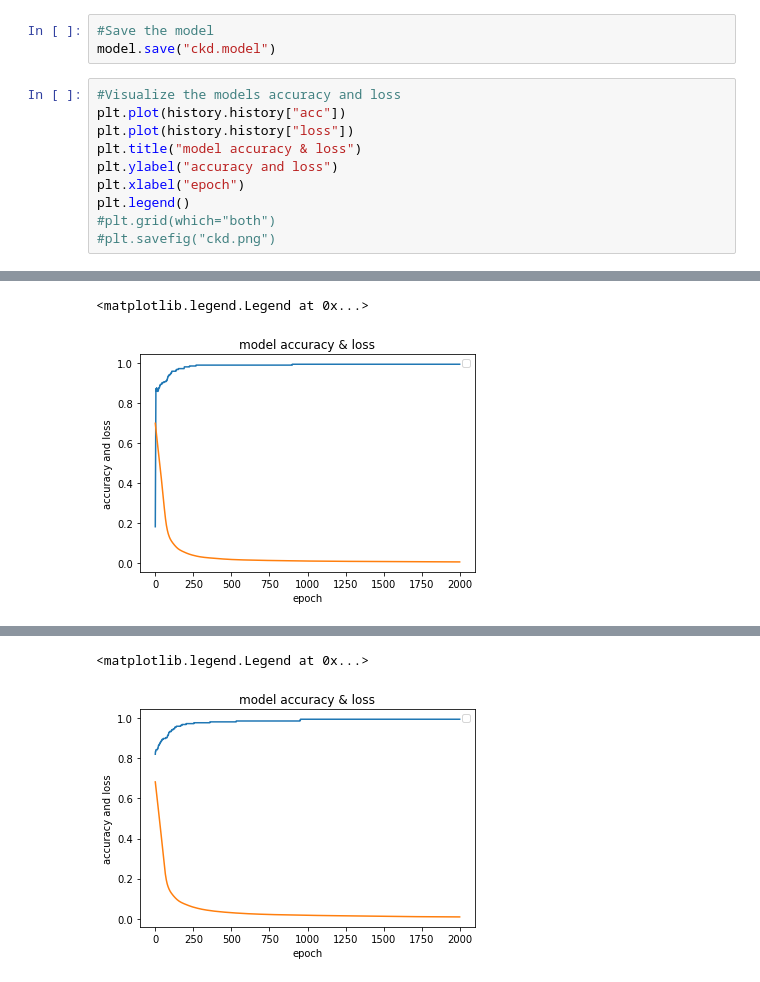
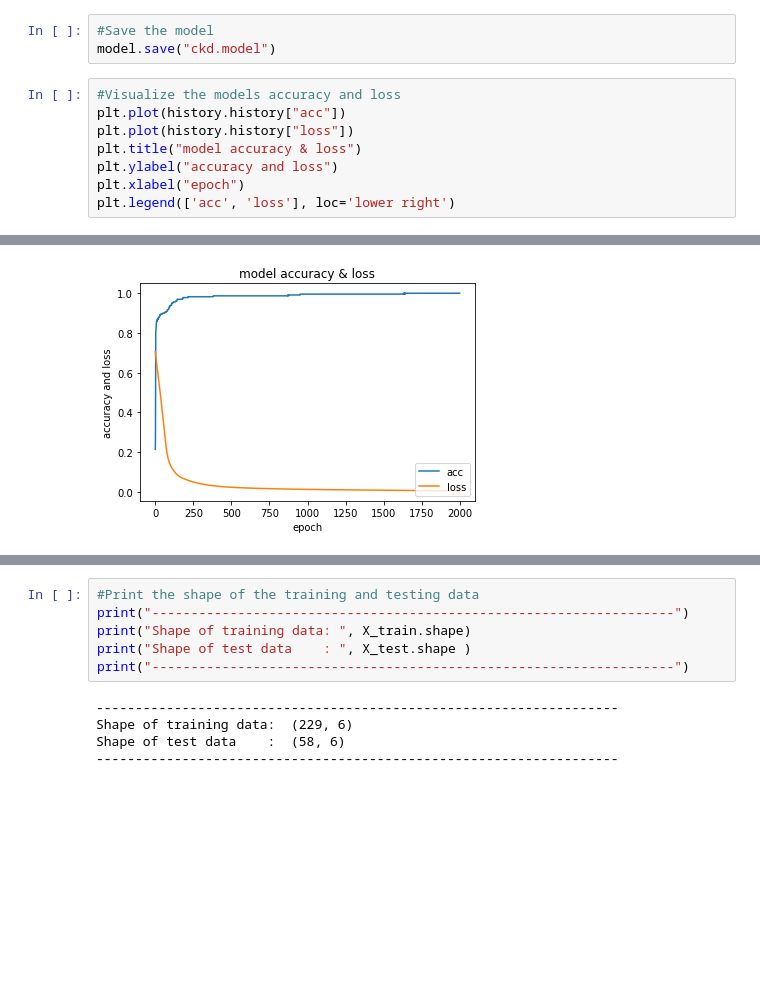
Before and after one commit to yashmasih03/Python, a Jupyter notebook: chronic_kidney_disease/Chronic_Kidney_Disease.ipynb, the cells around one changed output, grey strips where cells are left out. Saved outputs shown, nothing was run; the diff lists cells and outputs as text; blank space fills up the shorter version.

```diff
--- a/chronic_kidney_disease/Chronic_Kidney_Disease.ipynb
+++ b/chronic_kidney_disease/Chronic_Kidney_Disease.ipynb
@@ -164,7 +164,5 @@ plt.plot(history.history["loss"])
 plt.title("model accuracy & loss")
 plt.ylabel("accuracy and loss")
 plt.xlabel("epoch")
-plt.legend()
-#plt.grid(which="both")
-#plt.savefig("ckd.png")
+plt.legend(['acc', 'loss'], loc='lower right')
 # %% [output]
@@ -172,2 +170 @@ W0727 02:09:51.663010 140644284258176 legend.py:1289] No handles with labels fou
-<matplotlib.legend.Legend at 0x...>
-[figure, old version]
+[figure, new version]
@@ -175,3 +171,12 @@ W0727 02:10:34.893824 140644284258176 legend.py:1289] No handles with labels fou
-<matplotlib.legend.Legend at 0x...>
-[figure, removed]
+# %%
+#Print the shape of the training and testing data
+print("-------------------------------------------------------------------")
+print("Shape of training data: ", X_train.shape)
+print("Shape of test data    : ", X_test.shape )
+print("-------------------------------------------------------------------")
+# %% [output]
+-------------------------------------------------------------------
+Shape of training data:  (229, 6)
+Shape of test data    :  (58, 6)
+-------------------------------------------------------------------
 # %%
```
Also changed, not shown: parts of 5 cells of this notebook, 1 other file.
